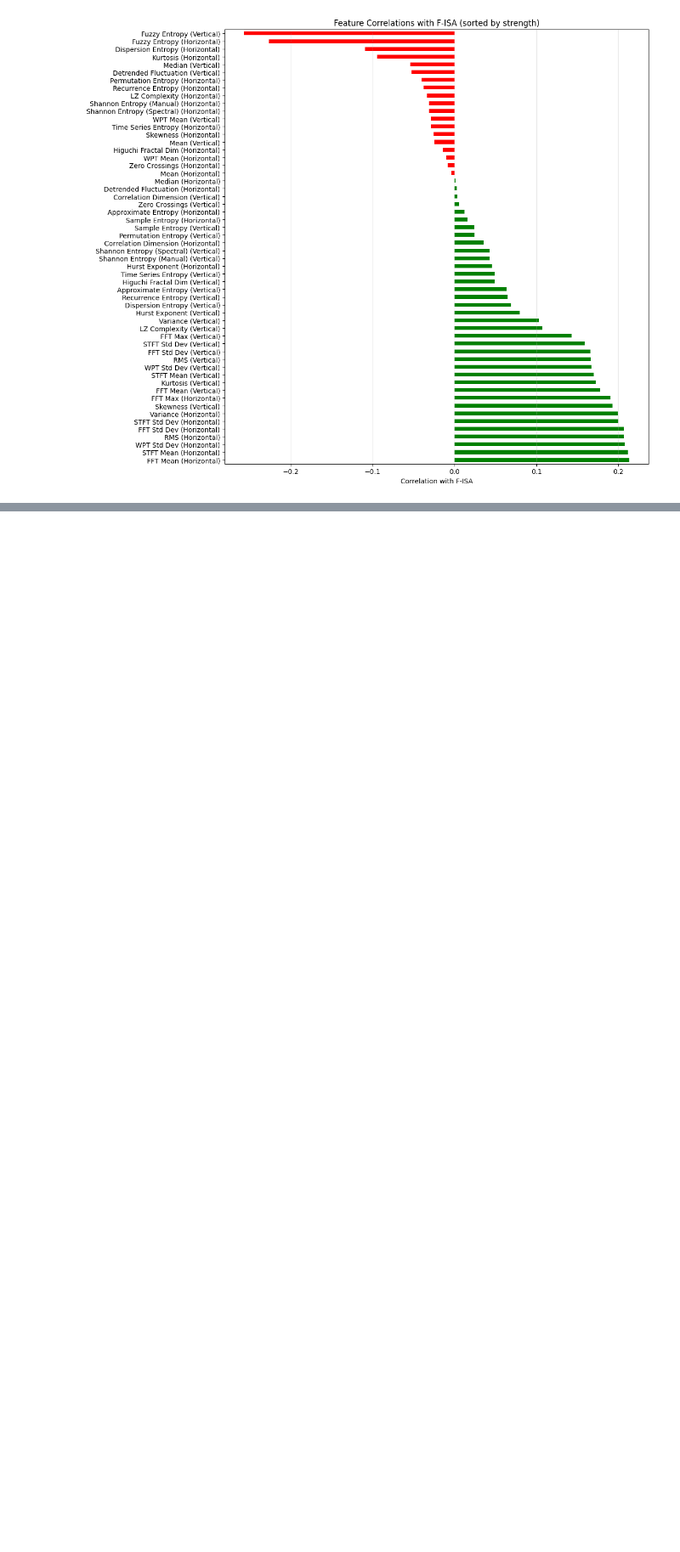
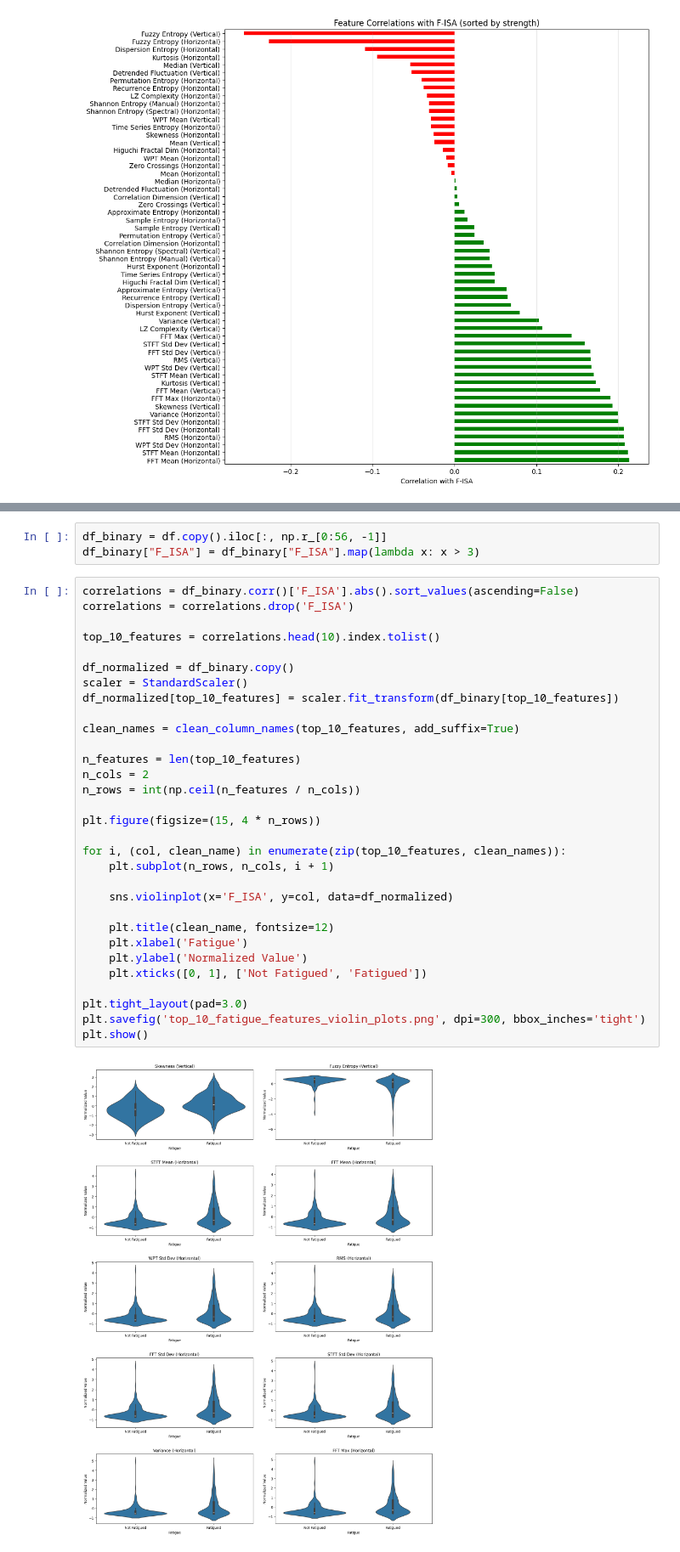
Before and after one commit to KUL-Thesis-EOG/Data_Processing, a Jupyter notebook: Plots.ipynb, the cells around one changed output, grey strips where cells are left out. Shown at 85% size. Drawn from its saved outputs; the diff is of its cells as text; blank space fills up the shorter version.

```diff
--- a/Plots.ipynb
+++ b/Plots.ipynb
@@ -129,0 +154,36 @@ plt.show()
+# %%
+df_binary = df.copy().iloc[:, np.r_[0:56, -1]]
+df_binary["F_ISA"] = df_binary["F_ISA"].map(lambda x: x > 3)
+# %%
+correlations = df_binary.corr()['F_ISA'].abs().sort_values(ascending=False)
+correlations = correlations.drop('F_ISA')
+
+top_10_features = correlations.head(10).index.tolist()
+
+df_normalized = df_binary.copy()
+scaler = StandardScaler()
+df_normalized[top_10_features] = scaler.fit_transform(df_binary[top_10_features])
+
+clean_names = clean_column_names(top_10_features, add_suffix=True)
+
+n_features = len(top_10_features)
+n_cols = 2
+n_rows = int(np.ceil(n_features / n_cols))
+
+plt.figure(figsize=(15, 4 * n_rows))
+
+for i, (col, clean_name) in enumerate(zip(top_10_features, clean_names)):
+    plt.subplot(n_rows, n_cols, i + 1)
+
+    sns.violinplot(x='F_ISA', y=col, data=df_normalized)
+
+    plt.title(clean_name, fontsize=12)
+    plt.xlabel('Fatigue')
+    plt.ylabel('Normalized Value')
+    plt.xticks([0, 1], ['Not Fatigued', 'Fatigued'])
+
+plt.tight_layout(pad=3.0)
+plt.savefig('top_10_fatigue_features_violin_plots.png', dpi=300, bbox_inches='tight')
+plt.show()
+# %% [output]
+[figure, added]
```
Also changed, not shown: parts of 2 cells of this notebook, 1 other file.
